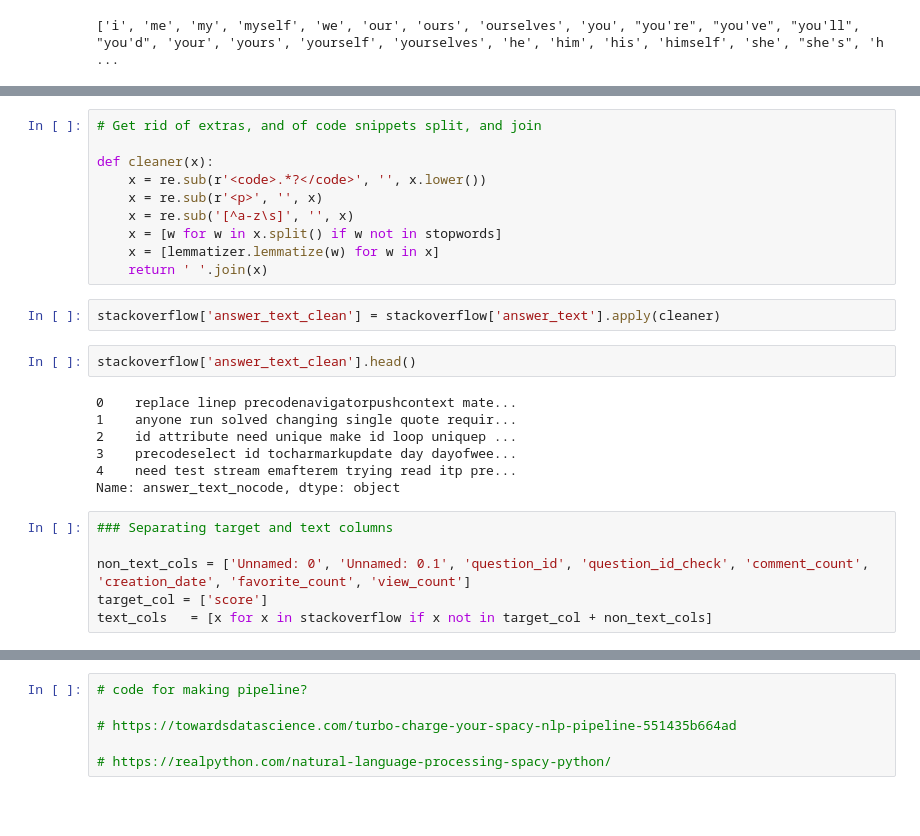
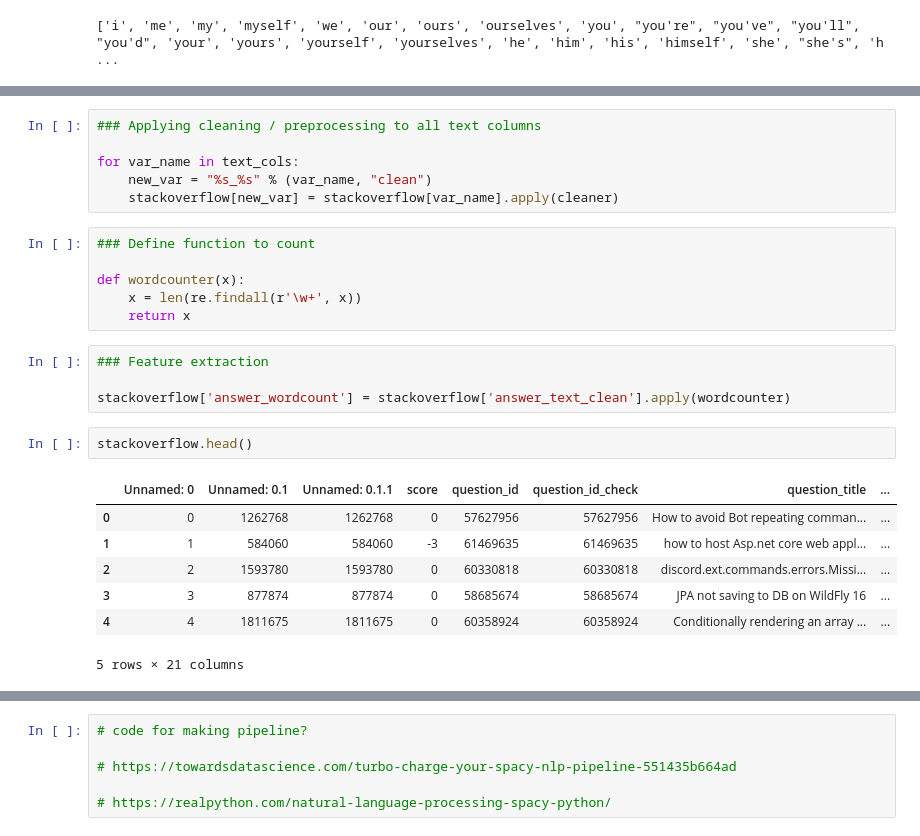
Before and after one commit to HDMax93/FrauenLoop_NLP_Project_2020, a Jupyter notebook: src/data/preprocessing.ipynb, the cells around one changed output, grey strips where cells are left out. Drawn from its saved outputs; the diff is of its cells as text; blank space fills up the shorter version.

Commit message:
Added code to improve preprocessing and extract features

```diff
--- a/src/data/preprocessing.ipynb
+++ b/src/data/preprocessing.ipynb
@@ -123,27 +175,26 @@ lemmatizer = WordNetLemmatizer()
-# %%
-# Get rid of extras, and of code snippets split, and join
-
-def cleaner(x):
-    x = re.sub(r'<code>.*?</code>', '', x.lower())
-    x = re.sub(r'<p>', '', x)
-    x = re.sub('[^a-z\s]', '', x)
-    x = [w for w in x.split() if w not in stopwords]
-    x = [lemmatizer.lemmatize(w) for w in x]
-    return ' '.join(x)
-# %%
-stackoverflow['answer_text_clean'] = stackoverflow['answer_text'].apply(cleaner)
+# %%
+### Applying cleaning / preprocessing to all text columns
+
+for var_name in text_cols:
+    new_var = "%s_%s" % (var_name, "clean")
+    stackoverflow[new_var] = stackoverflow[var_name].apply(cleaner)
+# %%
+### Define function to count
+
+def wordcounter(x):
+    x = len(re.findall(r'\w+', x))
+    return x
+# %%
+### Feature extraction
+
+stackoverflow['answer_wordcount'] = stackoverflow['answer_text_clean'].apply(wordcounter)
 # %%
-stackoverflow['answer_text_clean'].head()
+stackoverflow.head()
 # %% [output]
+|  | Unnamed: 0 | Unnamed: 0.1 | Unnamed: 0.1.1 | score | question_id | question_id_check | question_title | ... |
+| 0 | 0 | 1262768 | 1262768 | 0 | 57627956 | 57627956 | How to avoid Bot repeating comman... | ... |
+| 1 | 1 | 584060 | 584060 | -3 | 61469635 | 61469635 | how to host Asp.net core web appl... | ... |
+| 2 | 2 | 1593780 | 1593780 | 0 | 60330818 | 60330818 | discord.ext.commands.errors.Missi... | ... |
+| 3 | 3 | 877874 | 877874 | 0 | 58685674 | 58685674 | JPA not saving to DB on WildFly 16 | ... |
+| 4 | 4 | 1811675 | 1811675 | 0 | 60358924 | 60358924 | Conditionally rendering an array ... | ... |
-0    replace linep precodenavigatorpushcontext mate...
-1    anyone run solved changing single quote requir...
-2    id attribute need unique make id loop uniquep ...
-3    precodeselect id tocharmarkupdate day dayofwee...
-4    need test stream emafterem trying read itp pre...
-Name: answer_text_nocode, dtype: object
+5 rows × 21 columns
-# %%
-### Separating target and text columns
-
-non_text_cols = ['Unnamed: 0', 'Unnamed: 0.1', 'question_id', 'question_id_check', 'comment_count', 'creation_date', 'favorite_count', 'view_count']
-target_col = ['score']
-text_cols   = [x for x in stackoverflow if x not in target_col + non_text_cols]
```
Also changed, not shown: parts of 19 cells of this notebook.
